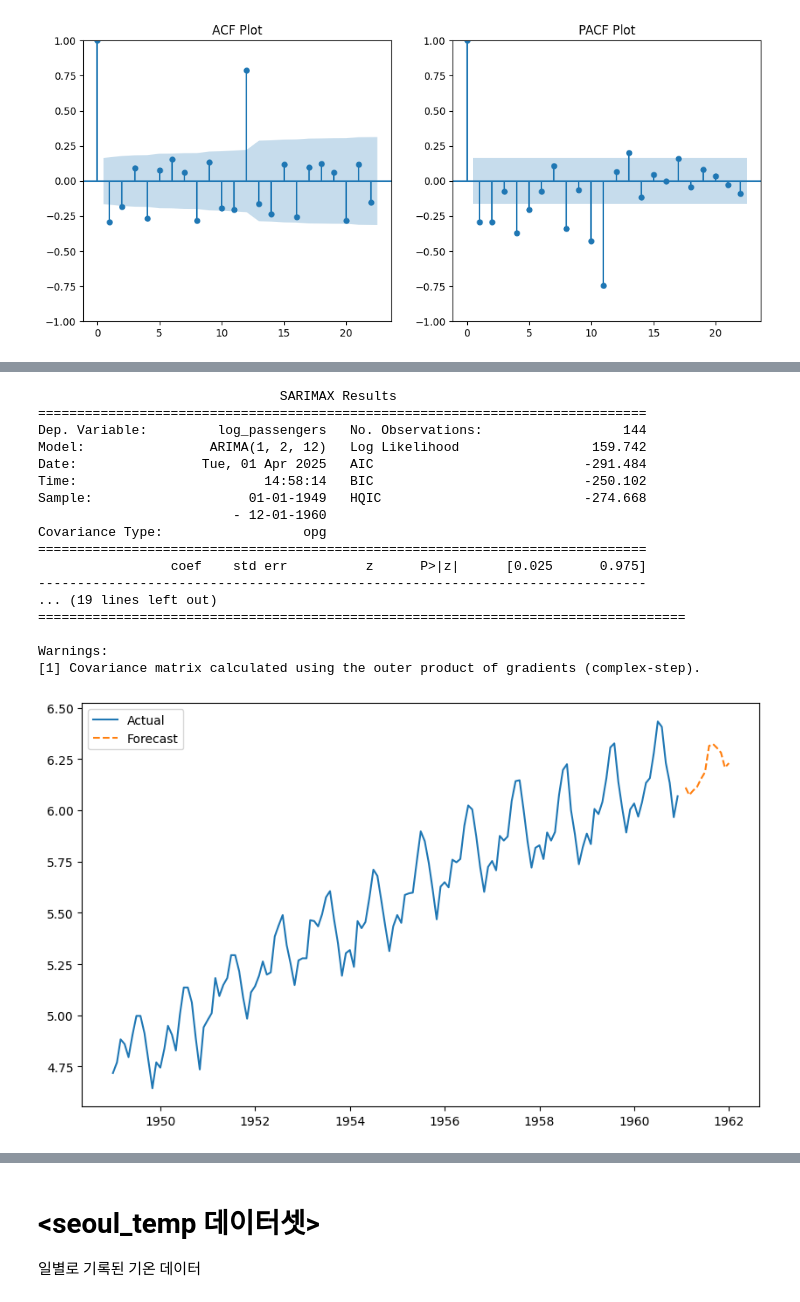
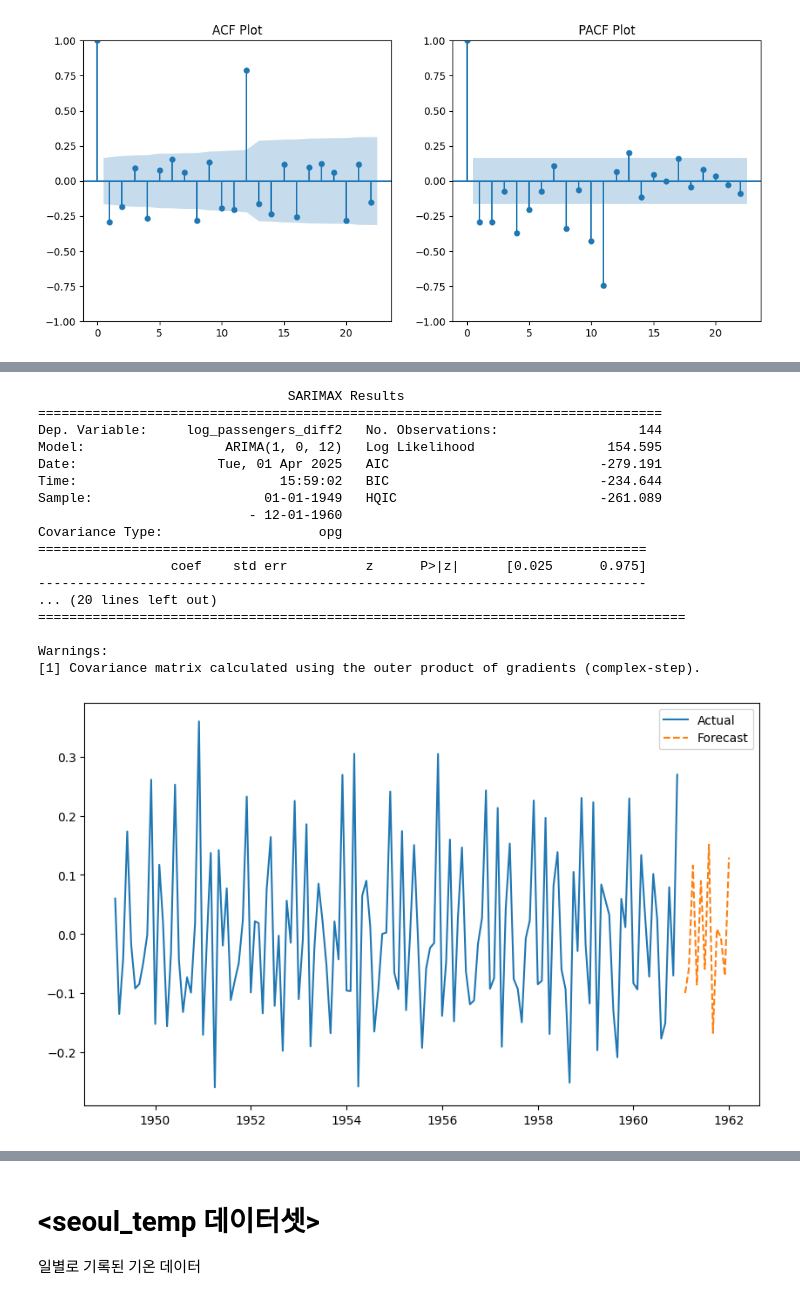
Before and after one commit to Moon-Chaebin/2025-1_Seminar, a Jupyter notebook: Team Study/데이터분석B/파이리_3차_학습코드.ipynb, the cells around one changed output, grey strips where cells are left out. Drawn from its saved outputs; the diff is of its cells as text; code cells hidden in the pictures.

```diff
--- a/Team Study/데이터분석B/파이리_3차_학습코드.ipynb
+++ b/Team Study/데이터분석B/파이리_3차_학습코드.ipynb
@@ -244,7 +244,8 @@ plt.show()
 # %%
 #분석을 위해 시계열 자료로 정돈
 import pandas as pd
-df['date'] = pd.to_datetime(df['year'].astype(str) + '-' + df['month'].astype(str), format='%Y-%b')
+df['date'] = pd.to_datetime(df['year'].astype(str) + '-' + df['month'].astype(str),
+                            format='%Y-%b')
 df.set_index('date', inplace=True)
 df.head()
 # %% [output]
@@ -451,38 +471,38 @@ Warnings:
 # %%
 from statsmodels.tsa.arima.model import ARIMA
 
-p, d, q = 1, 2, 12
+p, d, q = 1, 0, 12
 
 # ARIMA 모델 적합
-model = ARIMA(df['log_passengers'], order=(p, d, q))
+model = ARIMA(df['log_passengers_diff2'], order=(p, d, q))
 model_fit = model.fit()
 
 # 요약 결과 출력
 print(model_fit.summary())
 
 # 미래 데이터 예측
 forecast = model_fit.forecast(steps=12)  # 12개월 예측
 plt.figure(figsize=(10, 6))
-plt.plot(df['log_passengers'], label="Actual")
+plt.plot(df['log_passengers_diff2'], label="Actual")
 plt.plot(pd.date_range(start=df.index[-1], periods=13, freq='M')[1:], forecast, label="Forecast", linestyle="dashed")
 plt.legend()
 plt.show()
 # %% [output]
-                               SARIMAX Results
-==============================================================================
-Dep. Variable:         log_passengers   No. Observations:                  144
-Model:                ARIMA(1, 2, 12)   Log Likelihood                 159.742
-Date:                Tue, 01 Apr 2025   AIC                           -291.484
-Time:                        14:58:14   BIC                           -250.102
-Sample:                    01-01-1949   HQIC                          -274.668
-                         - 12-01-1960
-Covariance Type:                  opg
+                                SARIMAX Results
+================================================================================
+Dep. Variable:     log_passengers_diff2   No. Observations:                  144
+Model:                  ARIMA(1, 0, 12)   Log Likelihood                 154.595
+Date:                  Tue, 01 Apr 2025   AIC                           -279.191
+Time:                          15:59:02   BIC                           -234.644
+Sample:                      01-01-1949   HQIC                          -261.089
+                           - 12-01-1960
+Covariance Type:                    opg
 ==============================================================================
                  coef    std err          z      P>|z|      [0.025      0.975]
 ------------------------------------------------------------------------------
-... (19 lines left out)
+... (20 lines left out)
 ===================================================================================
 
 Warnings:
 [1] Covariance matrix calculated using the outer product of gradients (complex-step).
-[figure, old version]
+[figure, new version]
```
Also changed, not shown: parts of 9 cells of this notebook.
